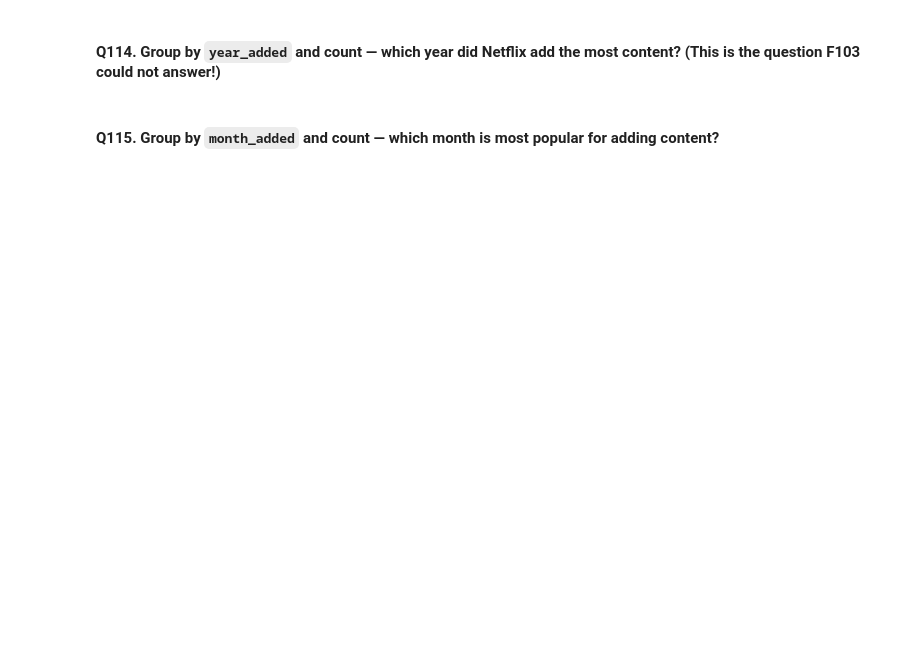
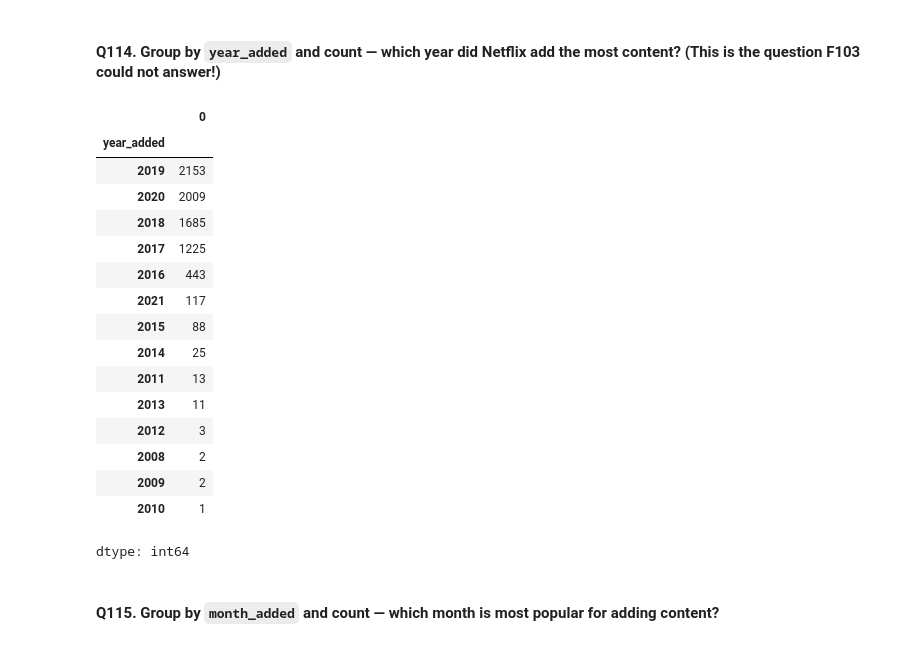
Before and after one commit to Kaini9/Netflix_Dataset_Pandas_125_Questions, a Jupyter notebook: netflix_125_question_workbook.ipynb, the cells around one changed output. Drawn from its saved outputs; the diff is of its cells as text; code cells hidden in the pictures; blank space fills up the shorter version.

```diff
--- a/netflix_125_question_workbook.ipynb
+++ b/netflix_125_question_workbook.ipynb
@@ -1815,0 +1859,2 @@ dtype: float64
+# %%
+df["rating"] = df["rating"].fillna("UNRATED")
@@ -1819,0 +1886,2 @@ dtype: float64
+# %%
+df['date_added'] = df['date_added'].str.strip()
@@ -1821,3 +1895,4 @@ dtype: float64
 #### Q112. Convert `date_added` to datetime with `pd.to_datetime`. Check the dtype after.
 # %%
 # Your answer here
+df['date_added'] = pd.to_datetime(df['date_added'], format='mixed')
@@ -1827,0 +1911,4 @@ dtype: float64
+# %%
+# Your answer here
+df['year_added'] = df['date_added'].dt.year
+df['month_added'] = df['date_added'].dt.month_name()
@@ -1829,6 +1927,25 @@ dtype: float64
 #### Q114. Group by `year_added` and count — which year did Netflix add the most content? (This is the question F103 could not answer!)
 # %%
 # Your answer here
+df.groupby('year_added').size().sort_values(ascending=False)
+# %% [output]
+|  | 0 |
+| year_added |  |
+| 2019 | 2153 |
+| 2020 | 2009 |
+| 2018 | 1685 |
+| 2017 | 1225 |
+| 2016 | 443 |
+| 2021 | 117 |
+| 2015 | 88 |
+| 2014 | 25 |
+| 2011 | 13 |
+| 2013 | 11 |
+| 2012 | 3 |
+| 2008 | 2 |
+| 2009 | 2 |
+| 2010 | 1 |
+dtype: int64
 # %% [markdown]
 #### Q115. Group by `month_added` and count — which month is most popular for adding content?
 # %%
```
Also changed, not shown: parts of 39 cells of this notebook.
